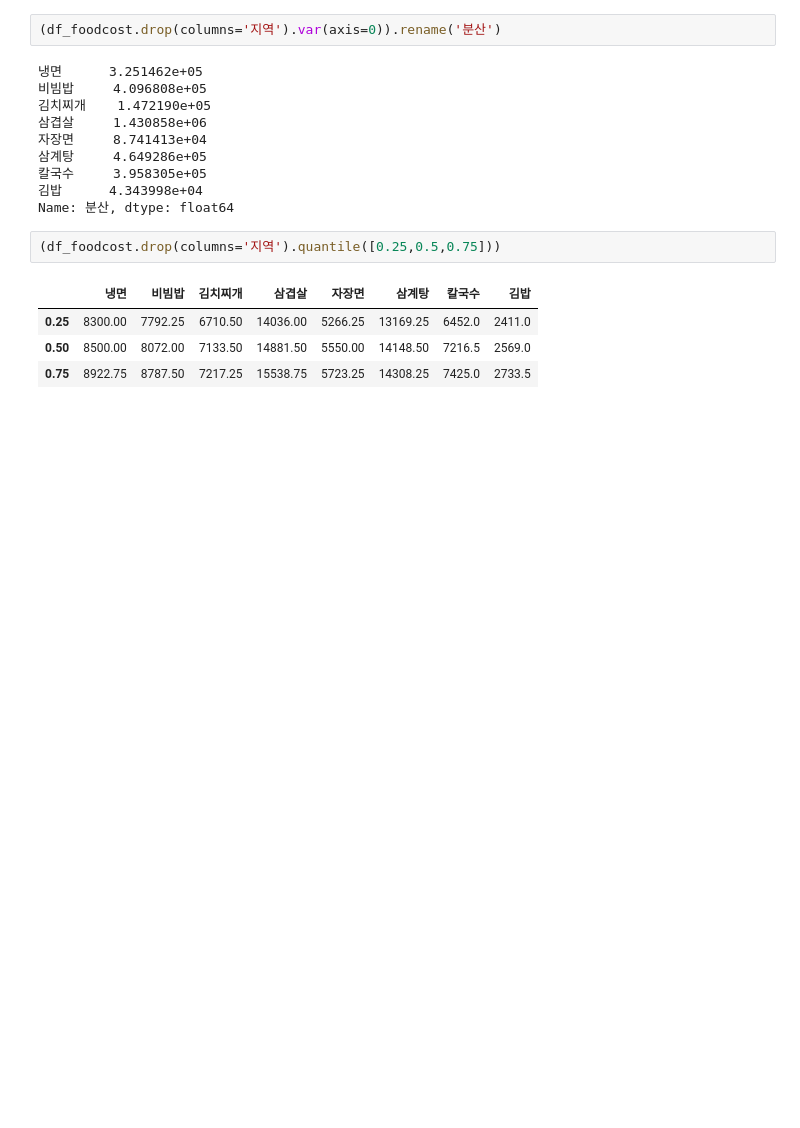
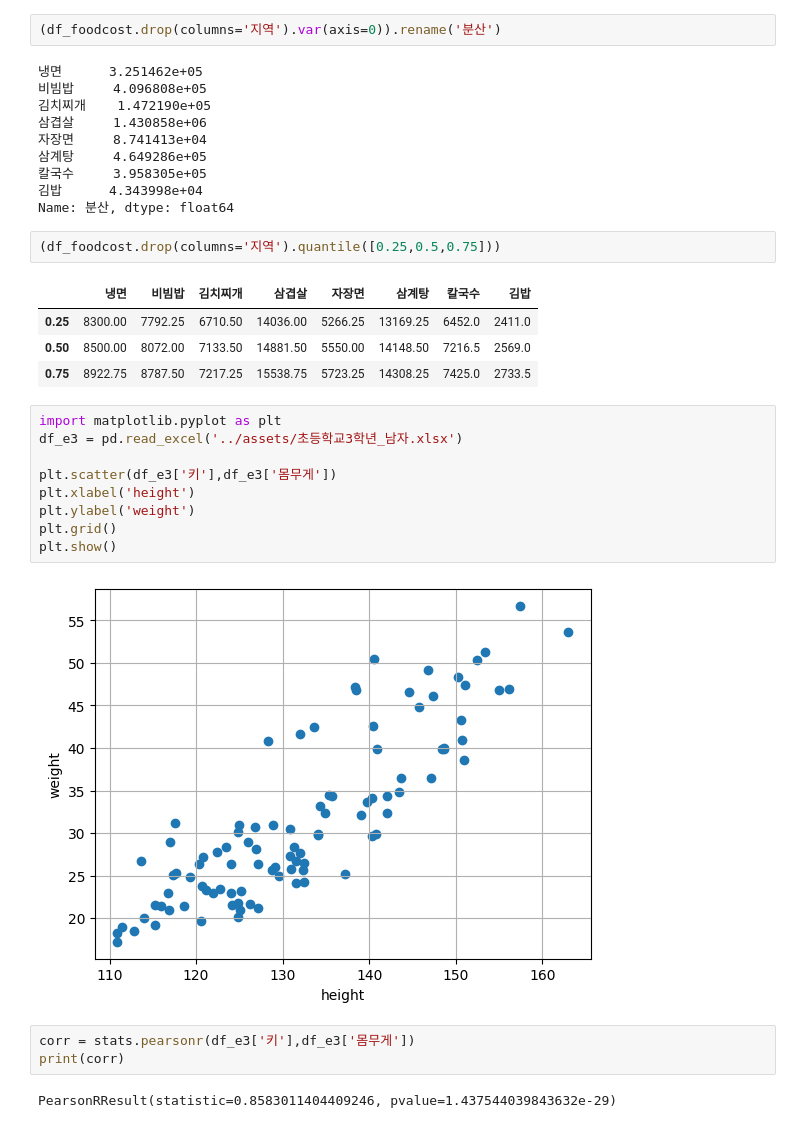
Before and after one commit to ChopinBag/cseHW, a Jupyter notebook: Practice/2-1/DS_Intro/midterm/statsmodels.ipynb, the cells around one changed output. Drawn from its saved outputs; the diff is of its cells as text; blank space fills up the shorter version.

```diff
--- a/Practice/2-1/DS_Intro/midterm/statsmodels.ipynb
+++ b/Practice/2-1/DS_Intro/midterm/statsmodels.ipynb
@@ -59,3 +59,19 @@ Name: 분산, dtype: float64
 | 0.25 | 8300.00 | 7792.25 | 6710.50 | 14036.00 | 5266.25 | 13169.25 | 6452.0 | 2411.0 |
 | 0.50 | 8500.00 | 8072.00 | 7133.50 | 14881.50 | 5550.00 | 14148.50 | 7216.5 | 2569.0 |
 | 0.75 | 8922.75 | 8787.50 | 7217.25 | 15538.75 | 5723.25 | 14308.25 | 7425.0 | 2733.5 |
+# %%
+import matplotlib.pyplot as plt
+df_e3 = pd.read_excel('../assets/초등학교3학년_남자.xlsx')
+
+plt.scatter(df_e3['키'],df_e3['몸무게'])
+plt.xlabel('height')
+plt.ylabel('weight')
+plt.grid()
+plt.show()
+# %% [output]
+[figure, added]
+# %%
+corr = stats.pearsonr(df_e3['키'],df_e3['몸무게'])
+print(corr)
+# %% [output]
+PearsonRResult(statistic=0.8583011404409246, pvalue=1.437544039843632e-29)
```
Also changed, not shown: parts of 17 cells of this notebook, 1 other file.
